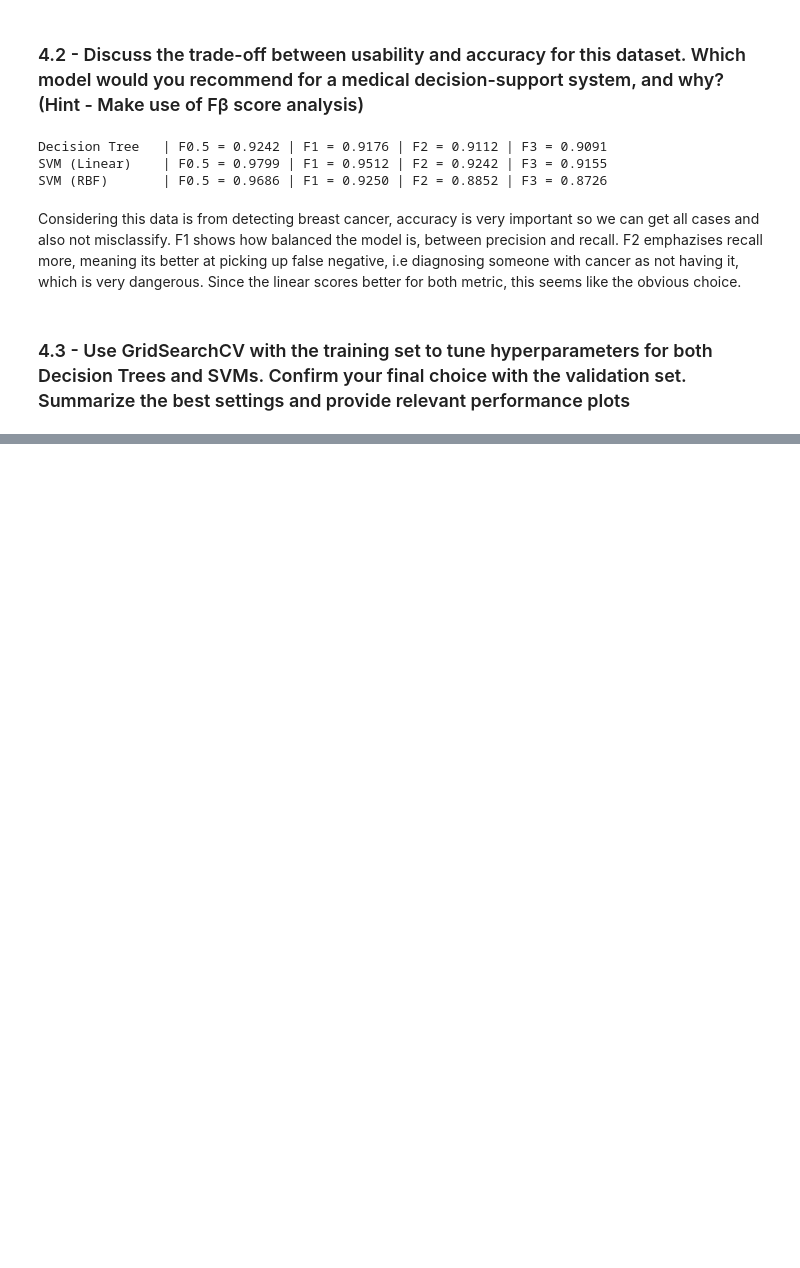
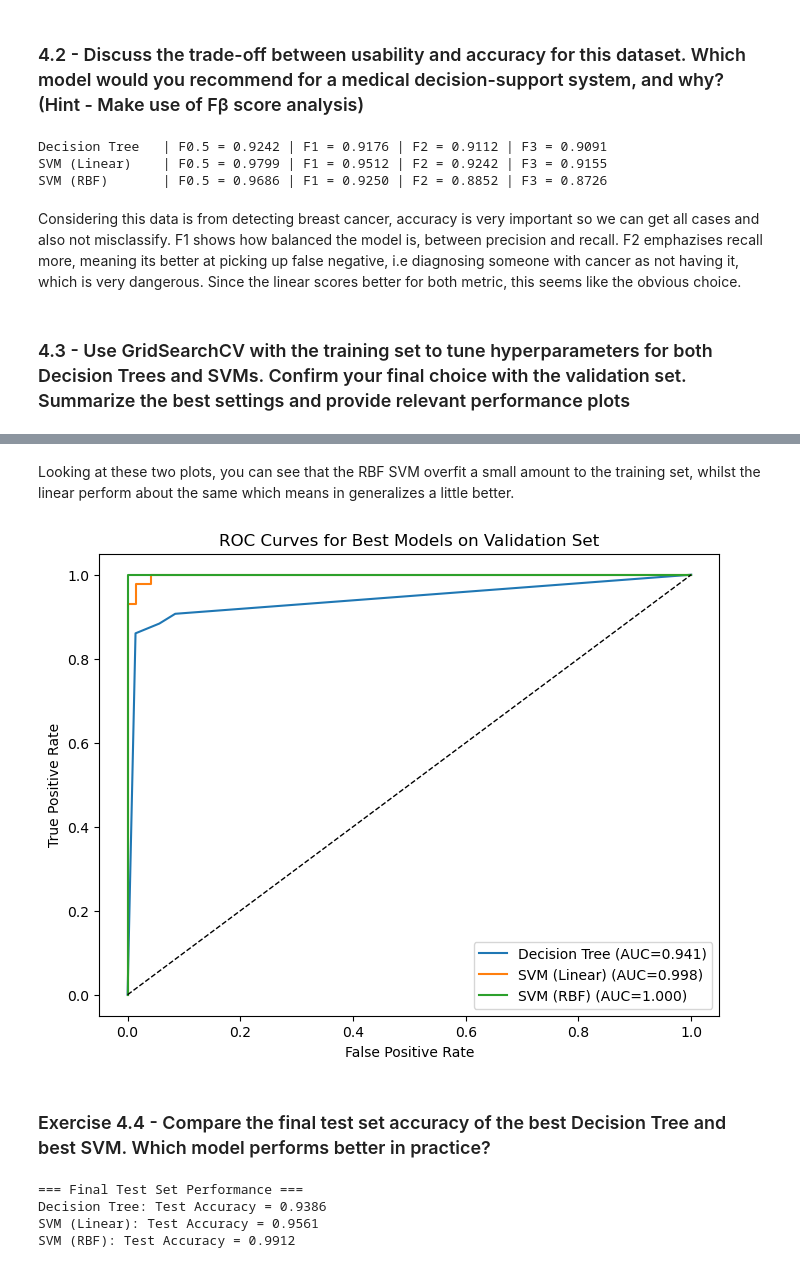
Before and after one commit to lcmolteberg/MachineOblig2, a Jupyter notebook: main.ipynb, the cells around one changed output, grey strips where cells are left out. Cells and saved outputs as stored; diff of their text form; code cells hidden in the pictures; blank space fills up the shorter version.

```diff
--- a/main.ipynb
+++ b/main.ipynb
@@ -646,0 +718,44 @@ Validation accuracy:       0.9561
+# %% [markdown]
+Looking at these two plots, you can see that the RBF SVM overfit a small amount to the training set, whilst the linear perform about the same which means in generalizes a little better.
+# %%
+plt.figure(figsize=(8,6))
+for name, model in models.items():
+    y_proba = model.predict_proba(X_val)[:, 1]
+    fpr, tpr, _ = roc_curve(y_val, y_proba)
+    auc_val = auc(fpr, tpr)
+    plt.plot(fpr, tpr, label=f"{name} (AUC={auc_val:.3f})")
+plt.plot([0,1], [0,1], 'k--', lw=1)
+plt.xlabel("False Positive Rate")
+plt.ylabel("True Positive Rate")
+plt.title("ROC Curves for Best Models on Validation Set")
+plt.legend()
+plt.show()
+# %% [output]
+[figure, added]
+# %% [markdown]
+### Exercise 4.4 - Compare the final test set accuracy of the best Decision Tree and best SVM. Which model performs better in practice?
+# %%
+from sklearn.metrics import accuracy_score, classification_report
+
+# Hent de beste modellene
+best_dt   = dt_gs.best_estimator_
+best_lin  = svm_lin_gs.best_estimator_
+best_rbf  = svm_rbf_gs.best_estimator_
+
+# Evaluer på test-settet
+models = {
+    "Decision Tree": best_dt,
+    "SVM (Linear)": best_lin,
+    "SVM (RBF)": best_rbf
+}
+
+print("\n=== Final Test Set Performance ===")
+for name, model in models.items():
+    y_pred = model.predict(X_test)
+    acc = accuracy_score(y_test, y_pred)
+    print(f"{name}: Test Accuracy = {acc:.4f}")
+# %% [output]
+=== Final Test Set Performance ===
+Decision Tree: Test Accuracy = 0.9386
+SVM (Linear): Test Accuracy = 0.9561
+SVM (RBF): Test Accuracy = 0.9912
```
Also changed, not shown: parts of 9 cells of this notebook.
